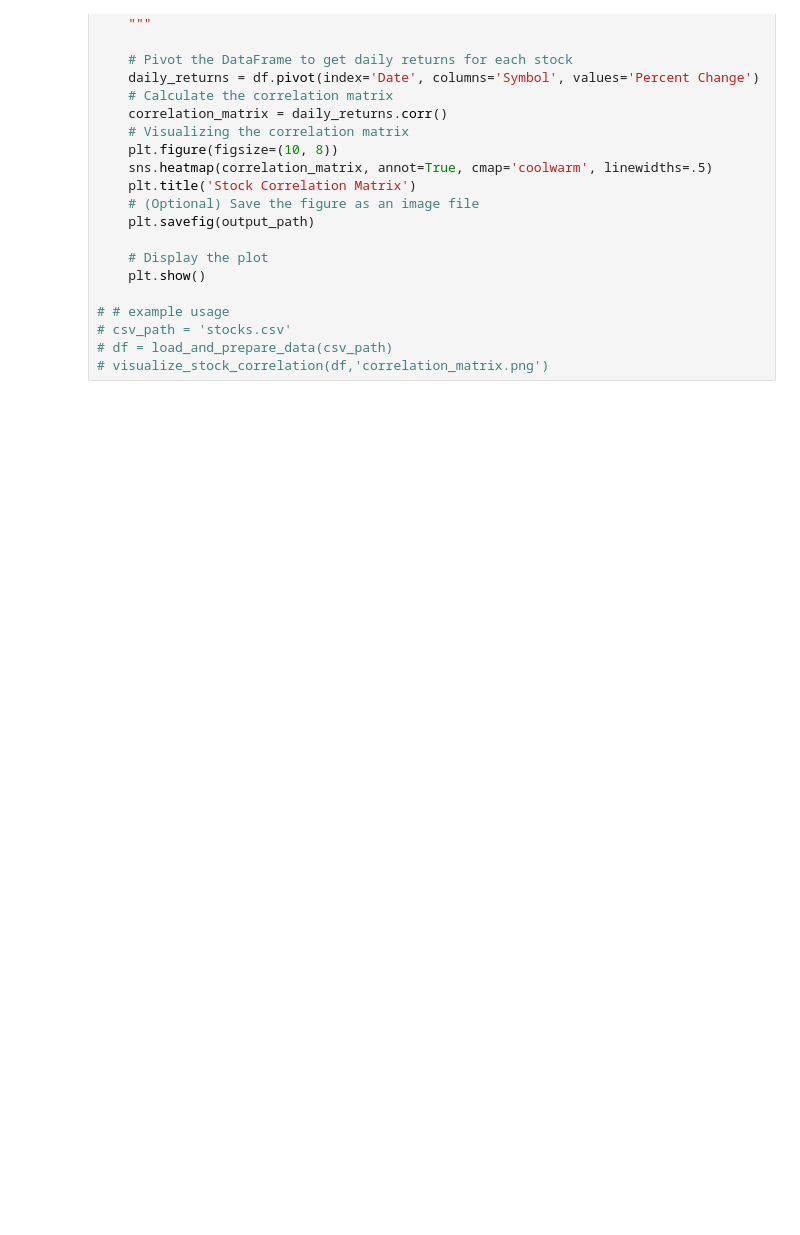
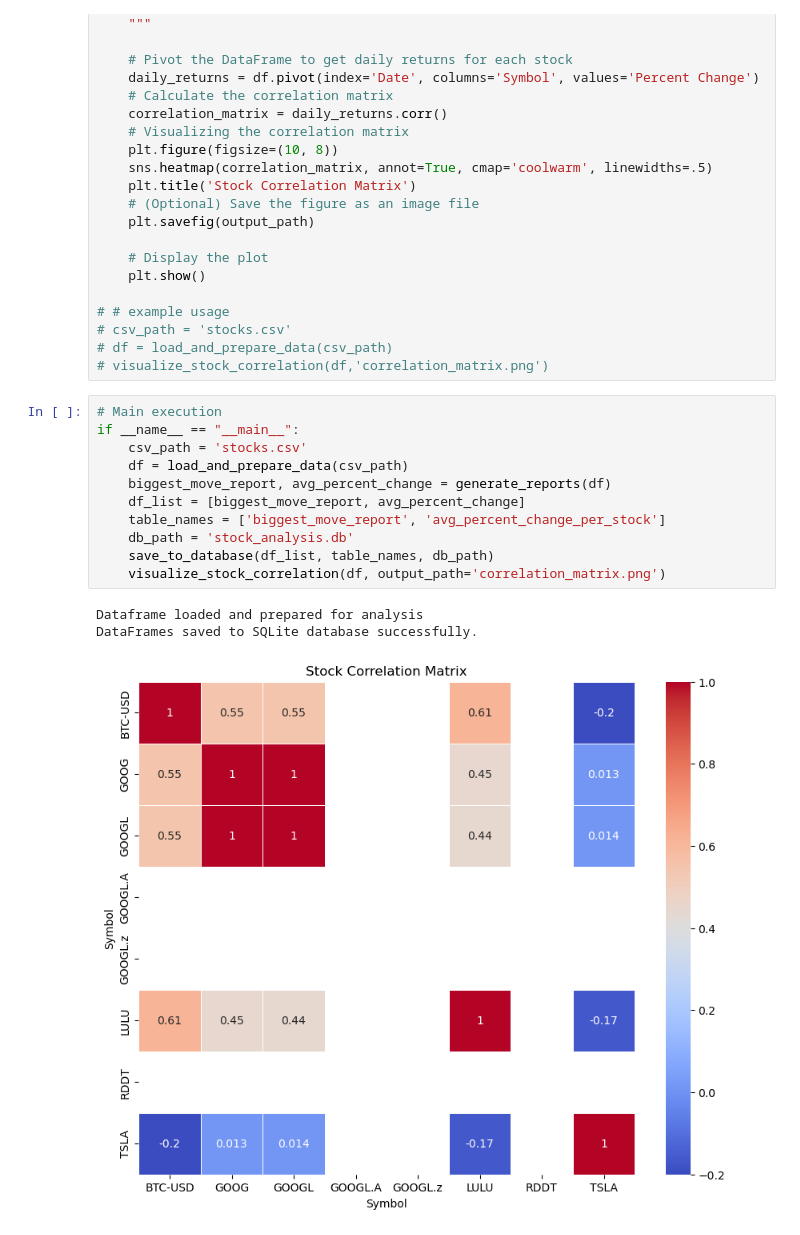
Before and after one commit to gigi-vu2804/StockAnalysisReport_Automation, a Jupyter notebook: stockreport.ipynb, the cells around one changed output. Saved outputs shown, nothing was run; the diff lists cells and outputs as text; blank space fills up the shorter version.

```diff
--- a/stockreport.ipynb
+++ b/stockreport.ipynb
@@ -225,5 +229,20 @@ def visualize_stock_correlation(df, output_path):
 # csv_path = 'stocks.csv'
 # df = load_and_prepare_data(csv_path)
 # visualize_stock_correlation(df,'correlation_matrix.png')
+# %%
+# Main execution
+if __name__ == "__main__":
+    csv_path = 'stocks.csv'
+    df = load_and_prepare_data(csv_path)
+    biggest_move_report, avg_percent_change = generate_reports(df)
+    df_list = [biggest_move_report, avg_percent_change]
+    table_names = ['biggest_move_report', 'avg_percent_change_per_stock']
+    db_path = 'stock_analysis.db'
+    save_to_database(df_list, table_names, db_path)
+    visualize_stock_correlation(df, output_path='correlation_matrix.png')
+# %% [output]
+Dataframe loaded and prepared for analysis
+DataFrames saved to SQLite database successfully.
+[figure, added]
 # %% [markdown]
 #### Observation:
```
Also changed, not shown: parts of 5 cells of this notebook.
